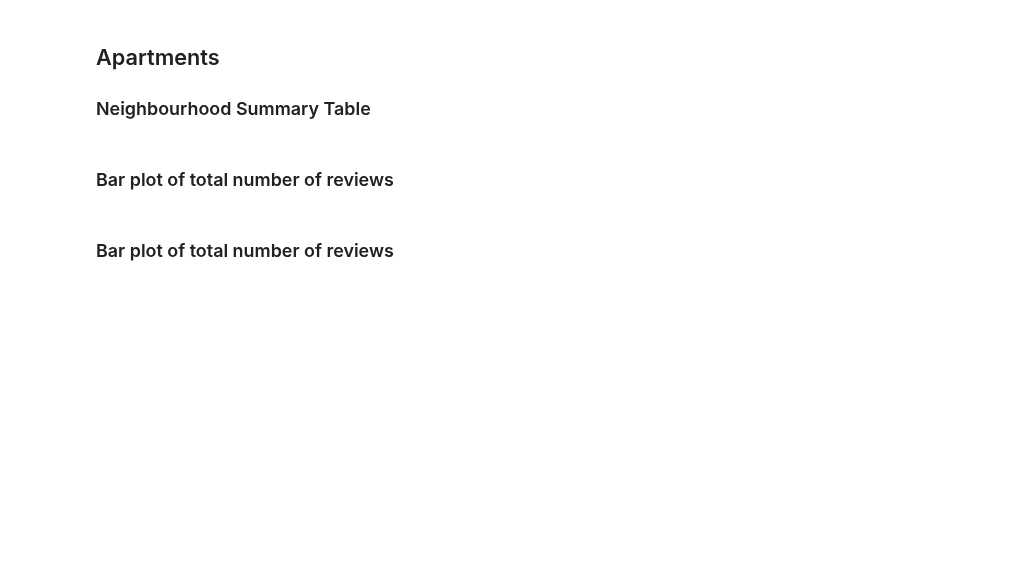
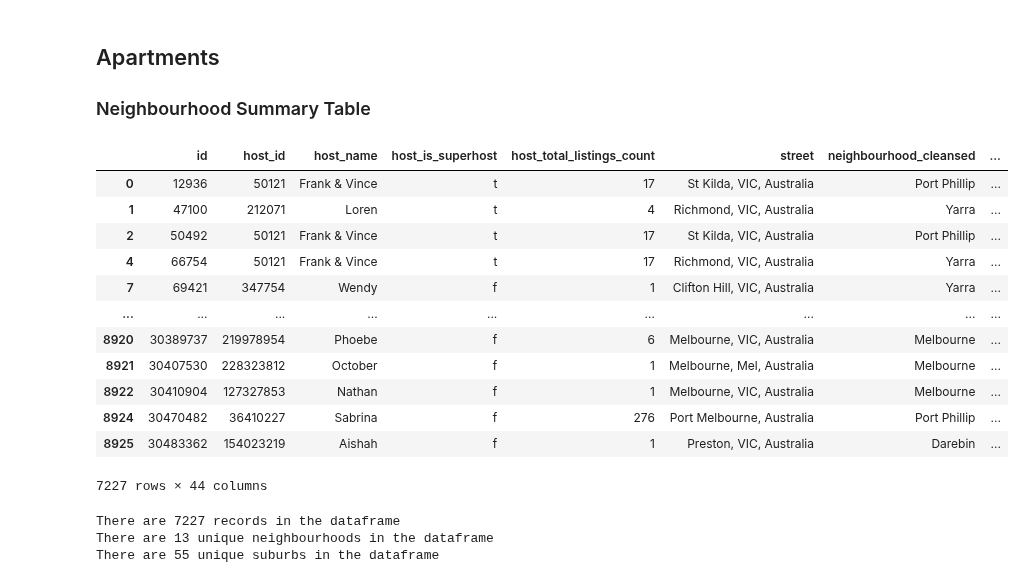
Before and after one commit to jMacProd/Project1, a Jupyter notebook: OccupancyQuestion_JS/Airbnb_Occupancy_Question_FromCSVSwob_JS.ipynb, the cells around one changed output. Saved outputs shown, nothing was run; the diff lists cells and outputs as text; code cells hidden in the pictures; blank space fills up the shorter version.

```diff
--- a/OccupancyQuestion_JS/Airbnb_Occupancy_Question_FromCSVSwob_JS.ipynb
+++ b/OccupancyQuestion_JS/Airbnb_Occupancy_Question_FromCSVSwob_JS.ipynb
@@ -420,7 +426,3 @@ Text(0, 0.5, 'Property Types')
 # %% [markdown]
 ## Apartments
 ### Neighbourhood Summary Table
-# %% [markdown]
-### Bar plot of total number of reviews
-# %% [markdown]
-### Bar plot of total number of reviews
@@ -428,0 +429,33 @@ Text(0, 0.5, 'Property Types')
+# %%
+#Filter out all orther proporty types other than Apartments
+airbnbOccStart
+airbnbOccApt = airbnbOccStart.loc[airbnbOccStart["property_type"] == "Apartment", :]
+airbnbOccApt
+# %% [output]
+|  | id | host_id | host_name | host_is_superhost | host_total_listings_count | street | neighbourhood_cleansed | ... |
+| 0 | 12936 | 50121 | Frank & Vince | t | 17 | St Kilda, VIC, Australia | Port Phillip | ... |
+| 1 | 47100 | 212071 | Loren | t | 4 | Richmond, VIC, Australia | Yarra | ... |
+| 2 | 50492 | 50121 | Frank & Vince | t | 17 | St Kilda, VIC, Australia | Port Phillip | ... |
+| 4 | 66754 | 50121 | Frank & Vince | t | 17 | Richmond, VIC, Australia | Yarra | ... |
+| 7 | 69421 | 347754 | Wendy | f | 1 | Clifton Hill, VIC, Australia | Yarra | ... |
+| ... | ... | ... | ... | ... | ... | ... | ... | ... |
+| 8920 | 30389737 | 219978954 | Phoebe | f | 6 | Melbourne, VIC, Australia | Melbourne | ... |
+| 8921 | 30407530 | 228323812 | October | f | 1 | Melbourne, Mel, Australia | Melbourne | ... |
+| 8922 | 30410904 | 127327853 | Nathan | f | 1 | Melbourne, VIC, Australia | Melbourne | ... |
+| 8924 | 30470482 | 36410227 | Sabrina | f | 276 | Port Melbourne, Australia | Port Phillip | ... |
+| 8925 | 30483362 | 154023219 | Aishah | f | 1 | Preston, VIC, Australia | Darebin | ... |
+7227 rows × 44 columns
+# %%
+# Checking the number of records.
+    #number of unique neighbourhoods
+
+print("There are " + str(len(airbnbOccApt)) + " records in the dataframe")
+
+
+print("There are " + str(len(airbnbOccApt["neighbourhood_cleansed"].unique())) +  " unique neighbourhoods in the dataframe")
+
+print("There are " + str(len(airbnbOccApt["city"].unique())) +  " unique suburbs in the dataframe")
+# %% [output]
+There are 7227 records in the dataframe
+There are 13 unique neighbourhoods in the dataframe
+There are 55 unique suburbs in the dataframe
```
Also changed, not shown: parts of 23 cells of this notebook.
